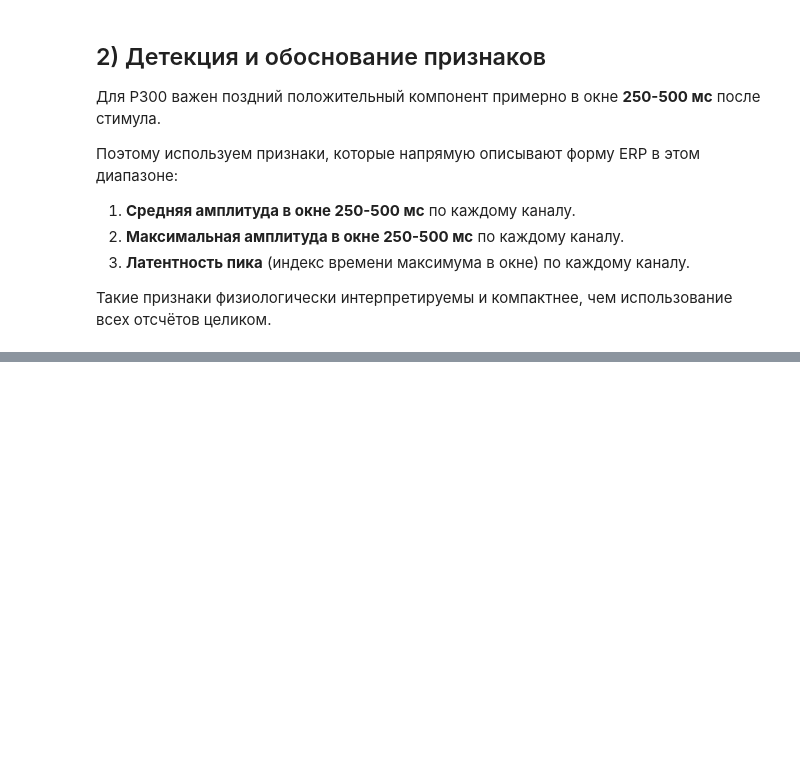
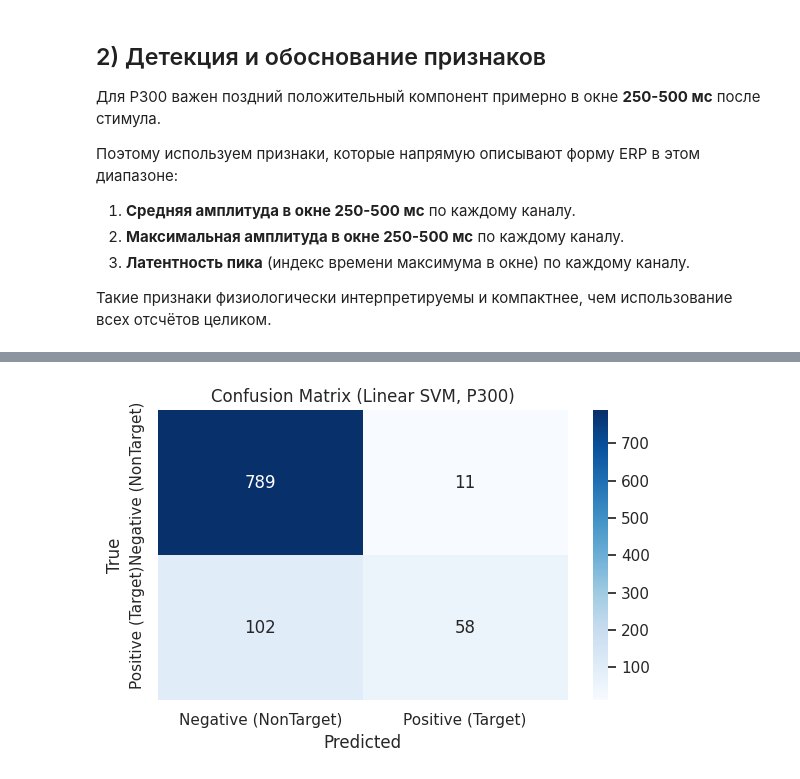
Before and after one commit to AndrewTheMaster/classicML-itmo-basics-course, a Jupyter notebook: л3.ipynb, the cells around one changed output, grey strips where cells are left out. Cells and saved outputs as stored; diff of their text form; code cells hidden in the pictures; blank space fills up the shorter version.

```diff
--- a/л3.ipynb
+++ b/л3.ipynb
@@ -72,19 +124,29 @@ metadata.head()
 # %%
 # Восстанавливаем временную ось эпохи
 n_times = X.shape[2]
-tmin = float(paradigm.tmin)
-tmax = float(paradigm.tmax)
 
-# Если resample задан, берём его; иначе оцениваем по длительности окна
+# Если resample задан, берём его; иначе используем безопасный fallback
 if paradigm.resample is not None:
     sfreq = float(paradigm.resample)
 else:
-    sfreq = (n_times - 1) / (tmax - tmin)
+    sfreq = 512.0
+
+# Если tmin/tmax уже посчитаны в предыдущей ячейке — используем их,
+# иначе восстановим здесь.
+if "tmin" not in globals():
+    tmin = float(paradigm.tmin) if paradigm.tmin is not None else 0.0
+if "tmax" not in globals():
+    if paradigm.tmax is not None:
+        tmax = float(paradigm.tmax)
+    else:
+        tmax = tmin + (n_times - 1) / sfreq
 
 times = np.linspace(tmin, tmax, n_times)
 
 # Окно P300: 250-500 мс
 mask = (times >= 0.25) & (times <= 0.50)
+if mask.sum() == 0:
+    raise ValueError("Окно 250-500 мс пустое. Проверьте tmin/tmax/sfreq")
 
 X_win = X[:, :, mask]
 
@@ -92,10 +154,11 @@ X_win = X[:, :, mask]
 mean_amp = X_win.mean(axis=2)
 max_amp = X_win.max(axis=2)
 
-# Латентность считаем относительно начала эпохи
+# Латентность считаем относительно начала окна 250 мс
 peak_idx = X_win.argmax(axis=2)
 peak_latency = peak_idx / sfreq + 0.25
 
 X_features = np.concatenate([mean_amp, max_amp, peak_latency], axis=1)
 
+print("tmin/tmax/sfreq:", round(tmin, 3), round(tmax, 3), sfreq)
 print("Feature matrix shape:", X_features.shape)  # (n_epochs, n_channels * 3)
@@ -158,13 +308,21 @@ print(classification_report(y_test, y_pred, target_names=le.classes_))
 # %%
 # Матрица ошибок
-cm = confusion_matrix(y_test, y_pred)
-plt.figure(figsize=(5, 4))
-sns.heatmap(cm, annot=True, fmt='d', cmap='Blues',
-            xticklabels=le.classes_, yticklabels=le.classes_)
-plt.title('Confusion Matrix (SVM, P300)')
+cm = np.array([[tn, fp], [fn, tp]])
+plt.figure(figsize=(6, 4))
+sns.heatmap(
+    cm,
+    annot=True,
+    fmt='d',
+    cmap='Blues',
+    xticklabels=class_names,
+    yticklabels=class_names,
+)
+plt.title('Confusion Matrix (Linear SVM, P300)')
 plt.xlabel('Predicted')
 plt.ylabel('True')
 plt.tight_layout()
 plt.show()
+# %% [output]
+[figure, added]
 # %%
 # ROC-кривая
```
Also changed, not shown: parts of 9 cells of this notebook, 34 other files.
